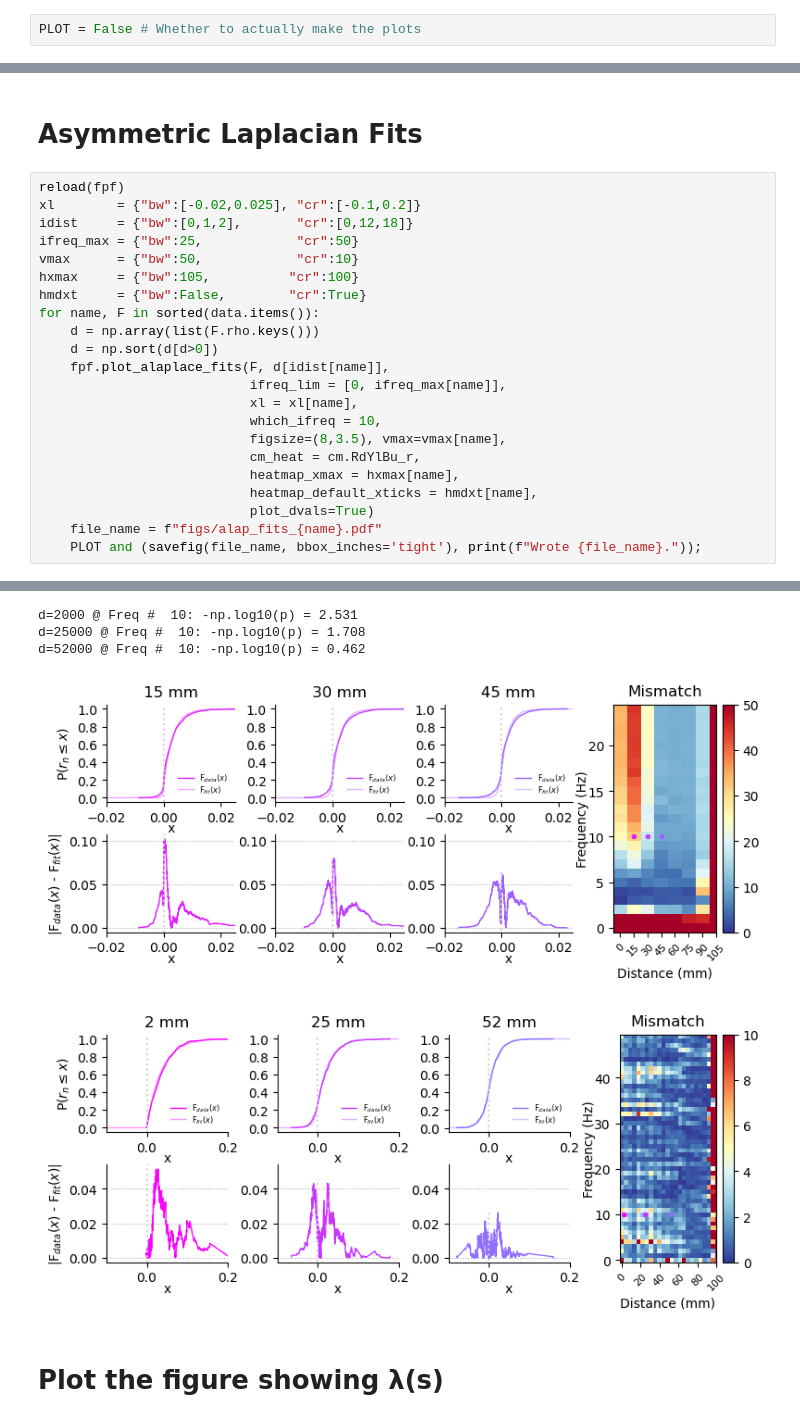
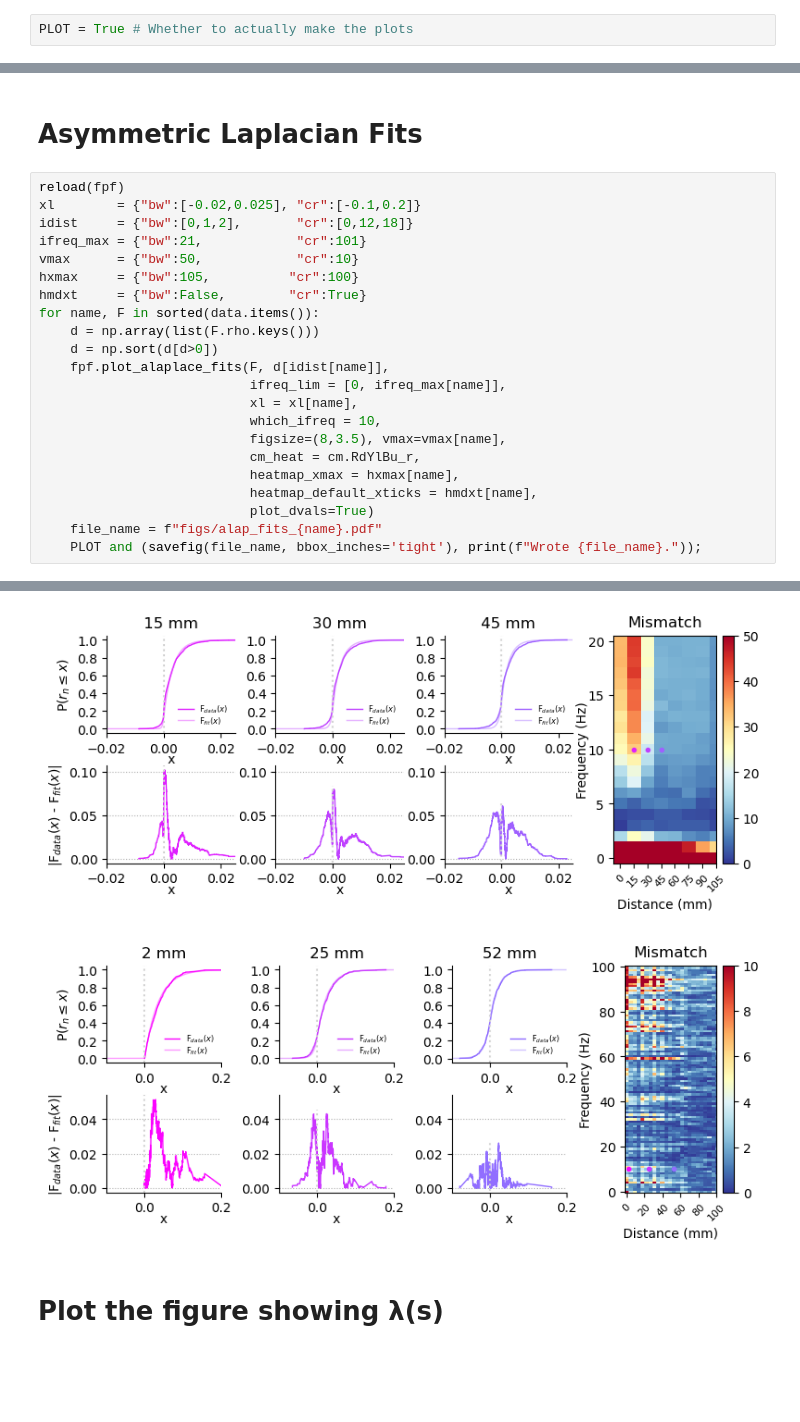
Before and after one commit to stootoon/fisher-plumes, a Jupyter notebook: make_figs.ipynb, the cells around one changed output, grey strips where cells are left out. Saved outputs shown, nothing was run; the diff lists cells and outputs as text; blank space fills up the shorter version.

```diff
--- a/make_figs.ipynb
+++ b/make_figs.ipynb
@@ -17,7 +17,7 @@ from scipy.signal import stft
 # %% [output]
 Populating the interactive namespace from numpy and matplotlib
 # %%
-PLOT = False # Whether to actually make the plots
+PLOT = True # Whether to actually make the plots
 # %%
 import boulder;                         reload(boulder)
 import crick;                           reload(crick)
@@ -242,7 +230,7 @@ for k, F in data.items():
 reload(fpf)
 xl        = {"bw":[-0.02,0.025], "cr":[-0.1,0.2]}
 idist     = {"bw":[0,1,2],       "cr":[0,12,18]}
-ifreq_max = {"bw":25,            "cr":50}
+ifreq_max = {"bw":21,            "cr":101}
 vmax      = {"bw":50,            "cr":10}
 hxmax     = {"bw":105,          "cr":100}
 hmdxt     = {"bw":False,        "cr":True}
@@ -267,8 +260,5 @@ d=45000 @ Freq #  10: -np.log10(p) = 9.682
-d=2000 @ Freq #  10: -np.log10(p) = 2.531
-d=25000 @ Freq #  10: -np.log10(p) = 1.708
-d=52000 @ Freq #  10: -np.log10(p) = 0.462
-[figure, old version]
+[figure, new version]
-[figure, old version]
+[figure, new version]
 # %% [markdown]
 # Plot the figure showing λ(s)
 # %%
```
Also changed, not shown: parts of 18 cells of this notebook, 9 other files.
